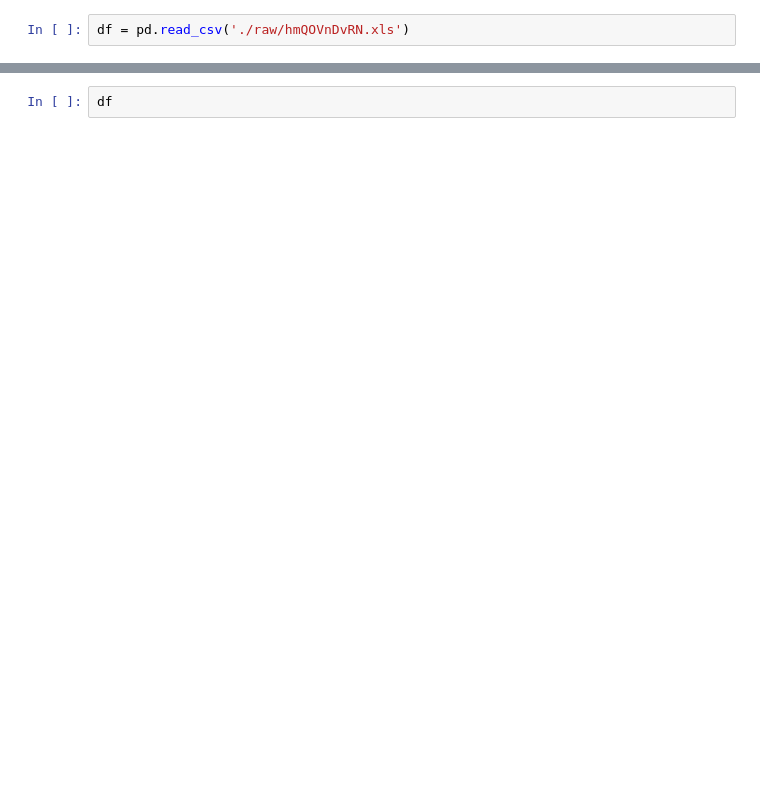
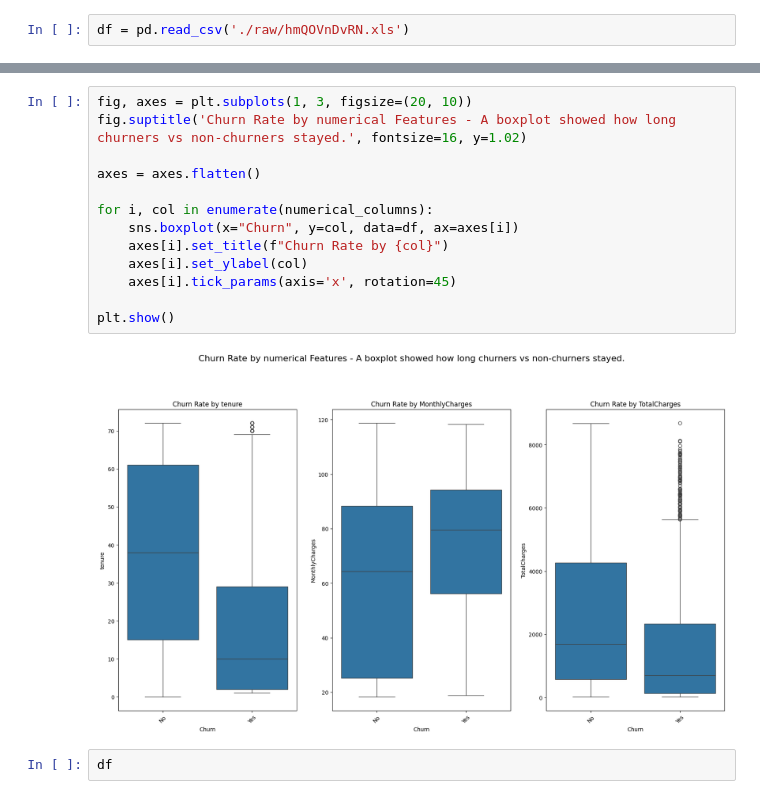
Before and after one commit to ManethNin/Smart-Telco-Churn-Predictor, a Jupyter notebook: EDA/0_handle_missing_vales.ipynb, the cells around one changed output, grey strips where cells are left out. Drawn from its saved outputs; the diff is of its cells as text; blank space fills up the shorter version.

```diff
--- a/EDA/0_handle_missing_vales.ipynb
+++ b/EDA/0_handle_missing_vales.ipynb
@@ -5,3 +70,18 @@ df = pd.read_csv('./raw/hmQOVnDvRN.xls')
+# %%
+fig, axes = plt.subplots(1, 3, figsize=(20, 10))
+fig.suptitle('Churn Rate by numerical Features - A boxplot showed how long churners vs non-churners stayed.', fontsize=16, y=1.02)
+
+axes = axes.flatten()
+
+for i, col in enumerate(numerical_columns):
+    sns.boxplot(x="Churn", y=col, data=df, ax=axes[i])
+    axes[i].set_title(f"Churn Rate by {col}")
+    axes[i].set_ylabel(col)
+    axes[i].tick_params(axis='x', rotation=45)
+
+plt.show()
+# %% [output]
+[figure, added]
 # %%
 df
 # %% [output]
```
Also changed, not shown: parts of 7 cells of this notebook.
